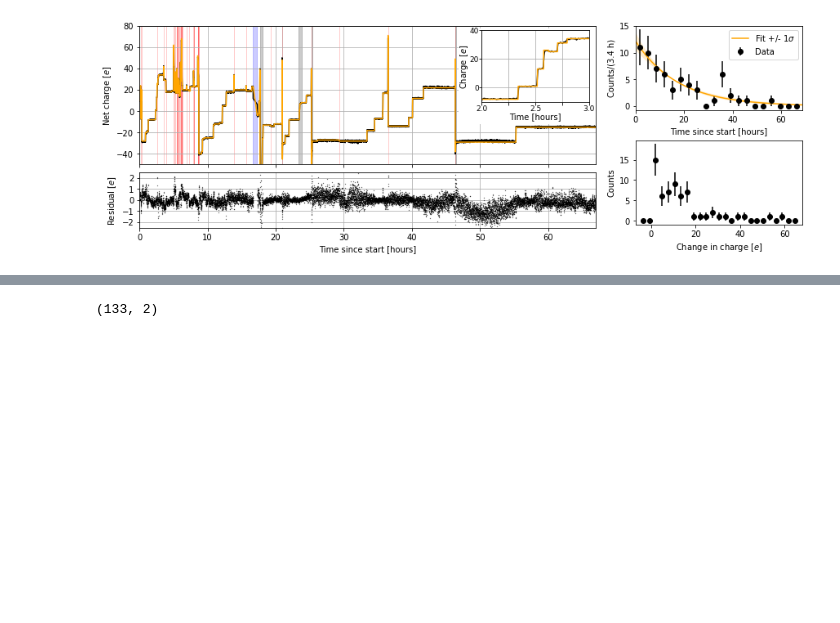
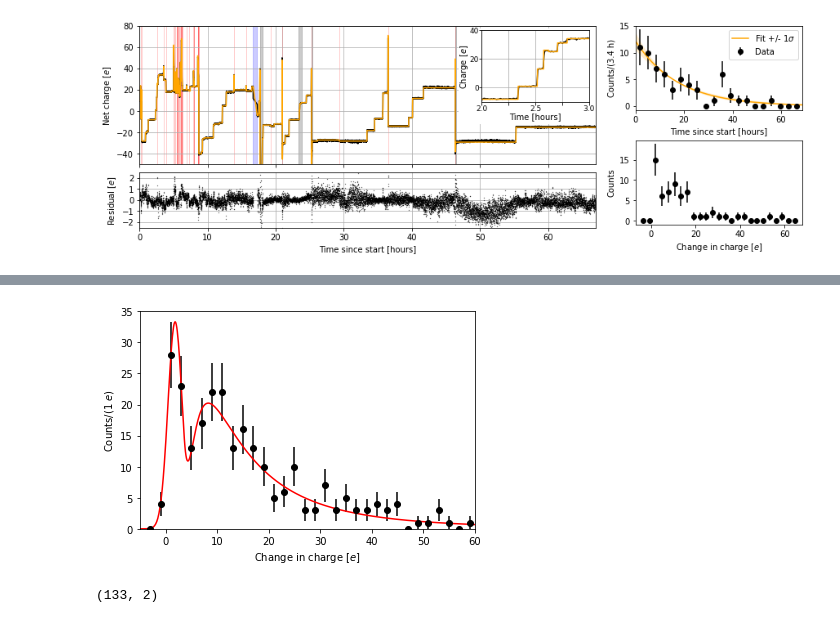
Before and after one commit to Moore-Lab/decay_analysis, a Jupyter notebook: paper_figures.ipynb, the cells around one changed output, grey strips where cells are left out. Saved outputs shown, nothing was run; the diff lists cells and outputs as text; code cells hidden in the pictures; blank space fills up the shorter version.

```diff
--- a/paper_figures.ipynb
+++ b/paper_figures.ipynb
@@ -196,5 +196,21 @@ plt.show()
 # %% [output]
 best fit is:  [62.44019138755981, 12.07286432160804, array([61.72248804]), array([10.47236181]), array([63.87559809]), array([14.28894472])]
 [figure]
+# %%
+## cycle through all file labels and collect the charge change data
+file_label_list = ['20230925', "20231004", "20231009", "20231030", "20231030_2", "20231121"]
+code_path = "/Users/dcmoore/Library/CloudStorage/GoogleDrive-david.c.moore@yale.edu/My Drive/yale/uspheres/decay_analysis"
+
+all_charge_changes = []
+for file_label in file_label_list:
+    data_dir = os.path.join(code_path, "data", file_label)
+    charge_data = np.load(data_dir+"/charge_data_%s.npz"%file_label)
+    for k in charge_data.keys():
+        exec("%s = charge_data['%s']"%(k,k))
+
+    if(len(all_charge_changes) == 0):
+        all_charge_changes = good_change_list[:,1]
+    else:
+        all_charge_changes = np.concatenate((all_charge_changes, good_change_list[:,1]))
 # %%
 file_label = "20231121"
@@ -405,3 +452,26 @@ best fit is:  [44.49760765550239, 10.34924623115578, array([43.77990431]), array
+# %%
+plt.figure()
+
+sig = np.sqrt(hh)
+sig[sig==0] = 1
+
+bp, bcov = opt.curve_fit(multigauss, bc, hh, sigma=sig, p0=[20, 2, 1, 20, 20, 20, 1])
+
+xx = np.linspace(-5, 100, 1000)
+
+plt.errorbar(bc, hh, yerr=np.sqrt(hh), fmt='ko')
+plt.plot(xx, multigauss(xx, *bp), 'r-')
+
+plt.xlabel("Change in charge [$e$]")
+plt.ylabel("Counts/(1 $e$)")
+#plt.gca().set_yscale('log')
+#plt.savefig("charge_fig_paper.pdf", dpi=300, bbox_inches='tight')
+plt.ylim(0,35)
+plt.xlim(-5,60)
+
+plt.show()
+# %% [output]
+[figure, added]
 # %%
 #countour_vals[j,:] = np.log(2)*bin_length*vert[0]/vert[1] * 0.5**(xx/vert[1])
 np.shape(np.log(2)*bin_length*vert[0]/vert[1] * 0.5**(xx/vert[1]))
```
Also changed, not shown: parts of 5 cells of this notebook, 3 other files.
